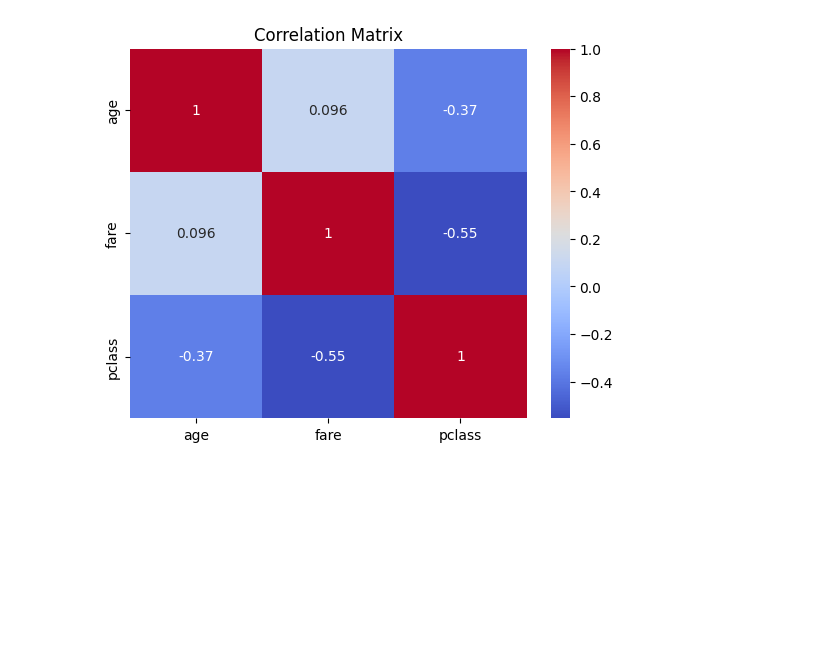
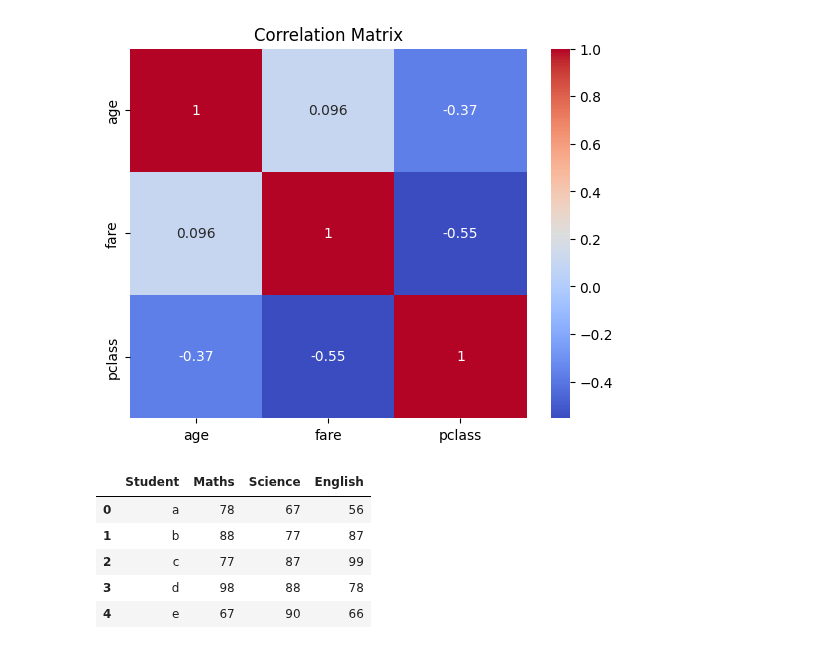
Before and after one commit to prateek14062005/Jack, a Jupyter notebook: AI_prateek_.ipynb, the cells around one changed output. Cells and saved outputs as stored; diff of their text form; code cells hidden in the pictures; blank space fills up the shorter version.

```diff
--- a/AI_prateek_.ipynb
+++ b/AI_prateek_.ipynb
@@ -1519,3 +1523,14 @@ plt.title("Correlation Matrix")
 plt.show()
 # %% [output]
 [figure]
+# %%
+import pandas as pd
+df=pd.DataFrame({'Student':['a','b','c','d','e'],'Maths':[78,88,77,98,67],'Science':[67,77,87,88,90],'English':[56,87,99,78,66]})
+df
+# %% [output]
+|  | Student | Maths | Science | English |
+| 0 | a | 78 | 67 | 56 |
+| 1 | b | 88 | 77 | 87 |
+| 2 | c | 77 | 87 | 99 |
+| 3 | d | 98 | 88 | 78 |
+| 4 | e | 67 | 90 | 66 |
```
Also changed, not shown: parts of 5 cells of this notebook.
